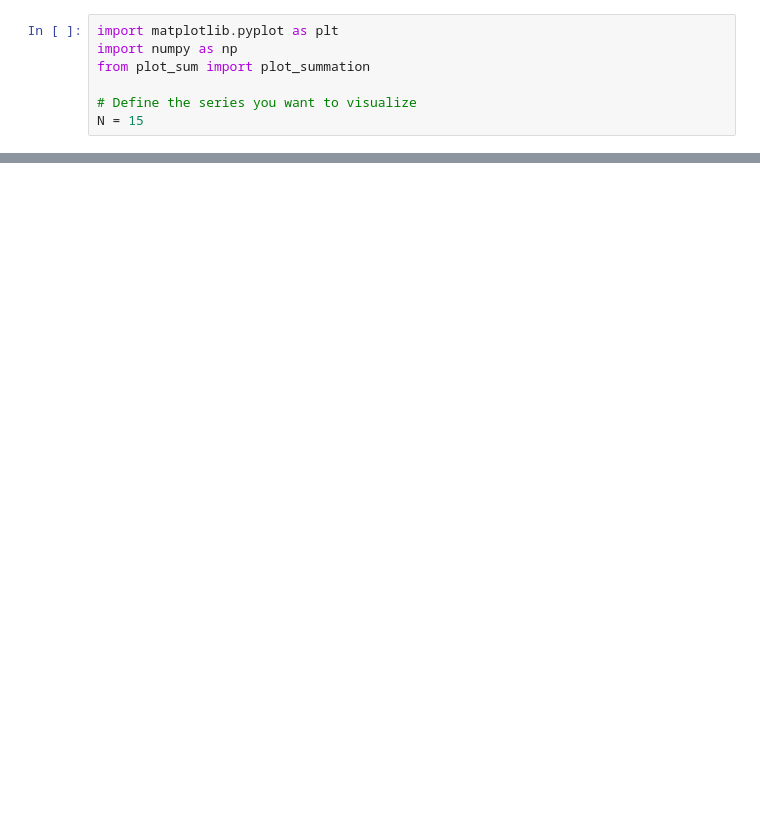
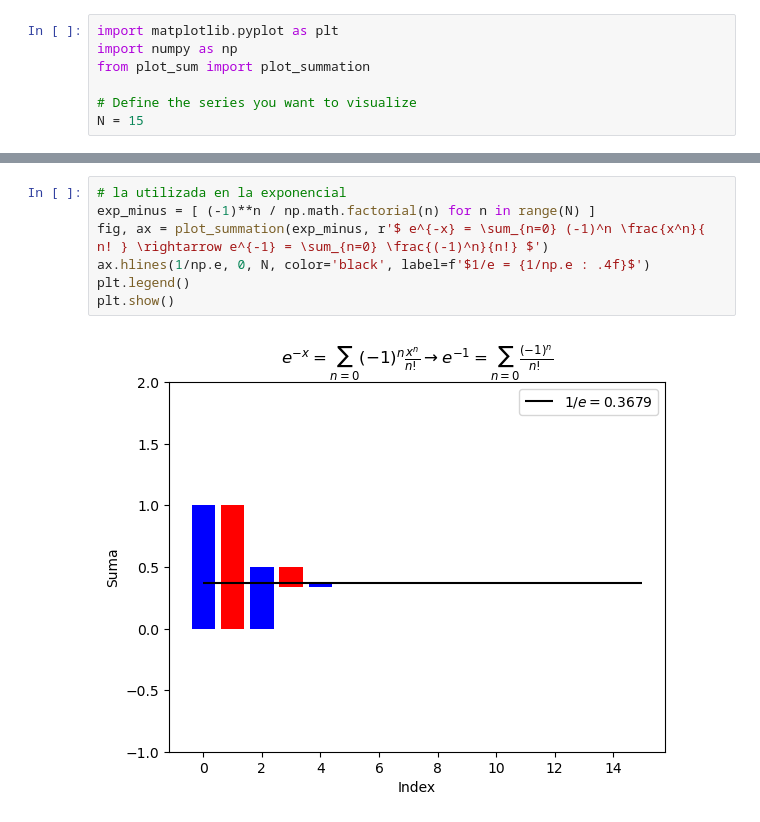
Before and after one commit to fbientrigo/youtube-src, a Jupyter notebook: manim_project/convergence_plots/main_convergence.ipynb, the cells around one changed output, grey strips where cells are left out. Saved outputs shown, nothing was run; the diff lists cells and outputs as text; blank space fills up the shorter version.

```diff
--- a/manim_project/convergence_plots/main_convergence.ipynb
+++ b/manim_project/convergence_plots/main_convergence.ipynb
@@ -28,0 +36,9 @@ plt.show()
+# %%
+# la utilizada en la exponencial
+exp_minus = [ (-1)**n / np.math.factorial(n) for n in range(N) ]
+fig, ax = plot_summation(exp_minus, r'$ e^{-x} = \sum_{n=0} (-1)^n \frac{x^n}{ n! } \rightarrow e^{-1} = \sum_{n=0} \frac{(-1)^n}{n!} $')
+ax.hlines(1/np.e, 0, N, color='black', label=f'$1/e = {1/np.e : .4f}$')
+plt.legend()
+plt.show()
+# %% [output]
+[figure, added]
```
Also changed, not shown: parts of 4 cells of this notebook, 1 other file.
